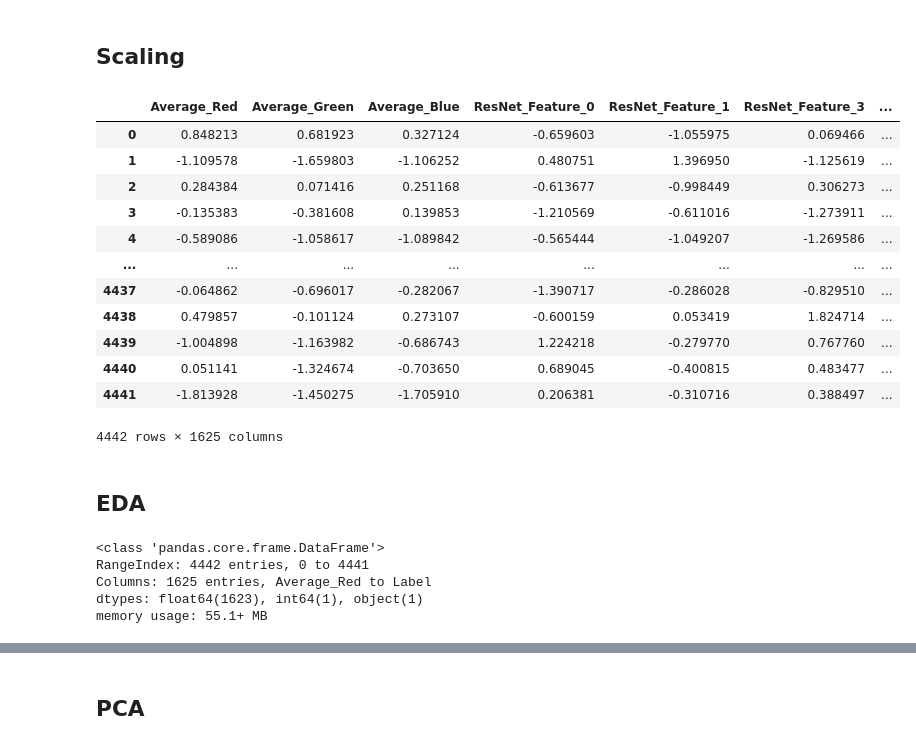
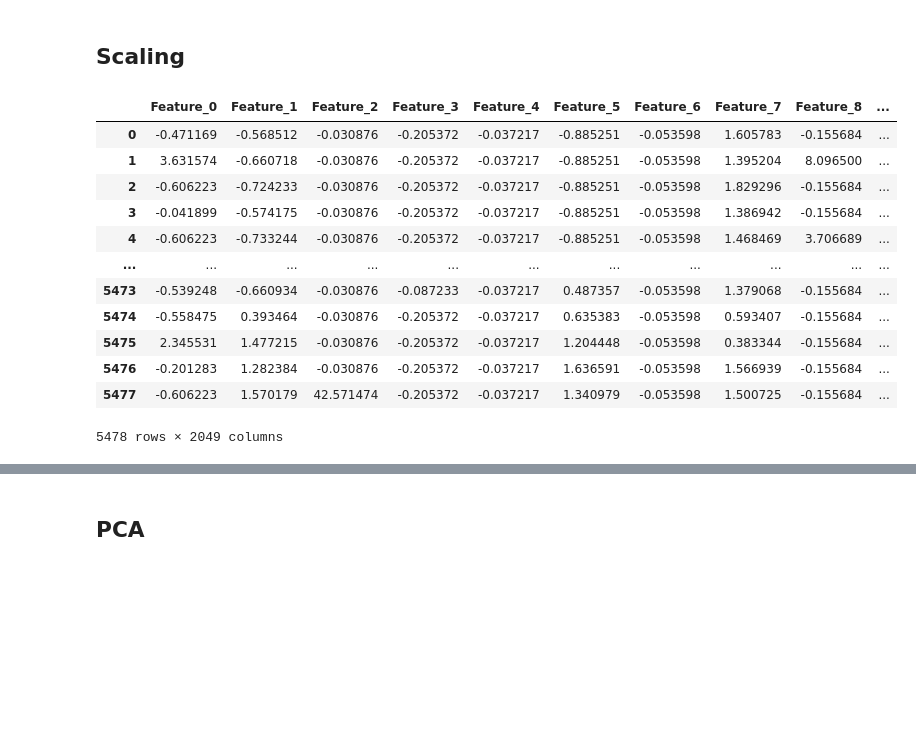
Before and after one commit to Gaoux/image-classification, a Jupyter notebook: Image_Classification.ipynb, the cells around one changed output, grey strips where cells are left out. Cells and saved outputs as stored; diff of their text form; code cells hidden in the pictures; blank space fills up the shorter version.

```diff
--- a/Image_Classification.ipynb
+++ b/Image_Classification.ipynb
@@ -274,0 +296,21 @@ df_train_filtered
+# %%
+data = []
+labels = []
+
+for label, subfolder in enumerate(subfolders):
+    folder_path = os.path.join(data_dir, subfolder)
+    image_files = os.listdir(folder_path)
+    for image_file in image_files:
+        try:
+            image_path = os.path.join(folder_path, image_file)
+            features = extract_features(image_path)
+            image_info = {'Feature_'+str(i): fe for i, fe in enumerate(features)}
+            # Add image info and label to lists
+            data.append(image_info)
+            labels.append(label)
+        except Exception as e:
+            print(f"Error processing {image_path}: {e}")
+
+# Create a DataFrame
+data_df = pd.DataFrame(data)
+data_df['Label'] = labels
@@ -276,51 +372,31 @@ df_train_filtered
 ## Scaling
 # %%
 # Separate features and labels
-X_train = df_train_filtered.drop(columns=['Image_Path', 'Label'])
-y_train = df_train_filtered['Label']
-X_test = df_test_filtered.drop(columns=['Image_Path', 'Label'])
-y_test = df_test_filtered['Label']
+X = data_df.drop(columns='Label')
+y = data_df['Label']
 
 # Initialize the StandardScaler
 scaler = StandardScaler()
 
 # Fit and transform the training features
-X_train_scaled = scaler.fit_transform(X_train)
-
-# Transform the test features using the same scaler
-X_test_scaled = scaler.transform(X_test)
+X_scaled = scaler.fit_transform(X)
 
 # Create new DataFrames with the scaled features
-df_train_scaled = pd.DataFrame(X_train_scaled, columns=X_train.columns)
-df_train_scaled['Image_Path'] = df_train_filtered['Image_Path']
-df_train_scaled['Label'] = y_train
+df_scaled = pd.DataFrame(X_scaled, columns=X.columns)
+df_scaled['Label'] = y
 
-df_test_scaled = pd.DataFrame(X_test_scaled, columns=X_test.columns)
-df_test_scaled['Image_Path'] = df_test_filtered['Image_Path']
-df_test_scaled['Label'] = y_test
-
-df_train_scaled
+df_scaled
 # %% [output]
-|  | Average_Red | Average_Green | Average_Blue | ResNet_Feature_0 | ResNet_Feature_1 | ResNet_Feature_3 | ... |
-| 0 | 0.848213 | 0.681923 | 0.327124 | -0.659603 | -1.055975 | 0.069466 | ... |
-| 1 | -1.109578 | -1.659803 | -1.106252 | 0.480751 | 1.396950 | -1.125619 | ... |
-| 2 | 0.284384 | 0.071416 | 0.251168 | -0.613677 | -0.998449 | 0.306273 | ... |
-| 3 | -0.135383 | -0.381608 | 0.139853 | -1.210569 | -0.611016 | -1.273911 | ... |
-| 4 | -0.589086 | -1.058617 | -1.089842 | -0.565444 | -1.049207 | -1.269586 | ... |
-| ... | ... | ... | ... | ... | ... | ... | ... |
-| 4437 | -0.064862 | -0.696017 | -0.282067 | -1.390717 | -0.286028 | -0.829510 | ... |
-| 4438 | 0.479857 | -0.101124 | 0.273107 | -0.600159 | 0.053419 | 1.824714 | ... |
-| 4439 | -1.004898 | -1.163982 | -0.686743 | 1.224218 | -0.279770 | 0.767760 | ... |
-| 4440 | 0.051141 | -1.324674 | -0.703650 | 0.689045 | -0.400815 | 0.483477 | ... |
-| 4441 | -1.813928 | -1.450275 | -1.705910 | 0.206381 | -0.310716 | 0.388497 | ... |
+|  | Feature_0 | Feature_1 | Feature_2 | Feature_3 | Feature_4 | Feature_5 | Feature_6 | Feature_7 | Feature_8 | ... |
+| 0 | -0.471169 | -0.568512 | -0.030876 | -0.205372 | -0.037217 | -0.885251 | -0.053598 | 1.605783 | -0.155684 | ... |
+| 1 | 3.631574 | -0.660718 | -0.030876 | -0.205372 | -0.037217 | -0.885251 | -0.053598 | 1.395204 | 8.096500 | ... |
+| 2 | -0.606223 | -0.724233 | -0.030876 | -0.205372 | -0.037217 | -0.885251 | -0.053598 | 1.829296 | -0.155684 | ... |
+| 3 | -0.041899 | -0.574175 | -0.030876 | -0.205372 | -0.037217 | -0.885251 | -0.053598 | 1.386942 | -0.155684 | ... |
+| 4 | -0.606223 | -0.733244 | -0.030876 | -0.205372 | -0.037217 | -0.885251 | -0.053598 | 1.468469 | 3.706689 | ... |
+| ... | ... | ... | ... | ... | ... | ... | ... | ... | ... | ... |
+| 5473 | -0.539248 | -0.660934 | -0.030876 | -0.087233 | -0.037217 | 0.487357 | -0.053598 | 1.379068 | -0.155684 | ... |
+| 5474 | -0.558475 | 0.393464 | -0.030876 | -0.205372 | -0.037217 | 0.635383 | -0.053598 | 0.593407 | -0.155684 | ... |
+| 5475 | 2.345531 | 1.477215 | -0.030876 | -0.205372 | -0.037217 | 1.204448 | -0.053598 | 0.383344 | -0.155684 | ... |
+| 5476 | -0.201283 | 1.282384 | -0.030876 | -0.205372 | -0.037217 | 1.636591 | -0.053598 | 1.566939 | -0.155684 | ... |
+| 5477 | -0.606223 | 1.570179 | 42.571474 | -0.205372 | -0.037217 | 1.340979 | -0.053598 | 1.500725 | -0.155684 | ... |
-4442 rows × 1625 columns
+5478 rows × 2049 columns
-# %% [markdown]
-## EDA
-# %%
-df_train_scaled.info()
-# %% [output]
-<class 'pandas.core.frame.DataFrame'>
-RangeIndex: 4442 entries, 0 to 4441
-Columns: 1625 entries, Average_Red to Label
-dtypes: float64(1623), int64(1), object(1)
-memory usage: 55.1+ MB
```
Also changed, not shown: parts of 67 cells of this notebook, 6 other files.
